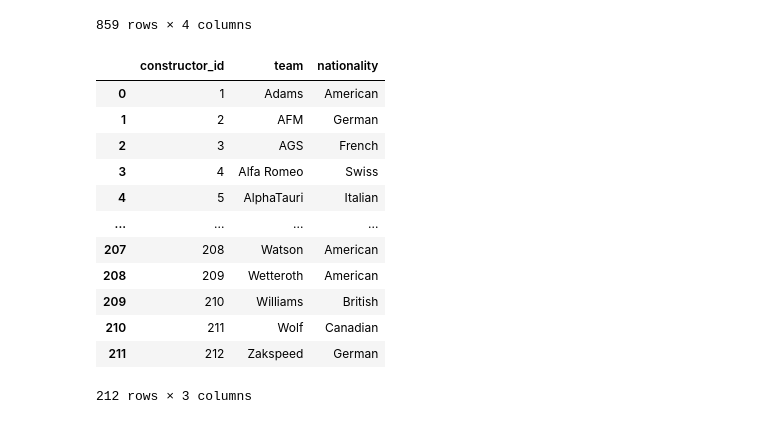
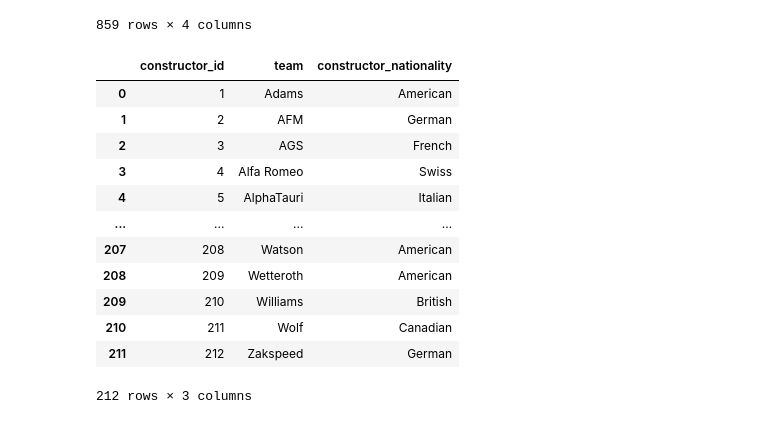
Before and after one commit to lhanna77/Formula1-Project, a Jupyter notebook: rpt_1.race_results.ipynb, the cells around one changed output. Cells and saved outputs as stored; diff of their text form; code cells hidden in the pictures.

```diff
--- a/rpt_1.race_results.ipynb
+++ b/rpt_1.race_results.ipynb
@@ -24,12 +24,12 @@ drivers_df
 | 858 | 859 | 999 | Ricardo Zunino | Argentine |
 859 rows × 4 columns
 # %%
-constructors_df = read_csv(f'{configuration.silver_api_folder_path}/constructors.csv')
-constructors_df = constructors_df.rename(columns={"name":"team"})
-constructors_df = constructors_df[["constructor_id","team","nationality"]]
+constructors_df = read_csv(f'{configuration.silver_folder_path}/constructors.csv')
+constructors_df = constructors_df.rename(columns={"name":"team","nationality":"constructor_nationality"})
+constructors_df = constructors_df[["constructor_id","team","constructor_nationality"]]
 constructors_df
 # %% [output]
-|  | constructor_id | team | nationality |
+|  | constructor_id | team | constructor_nationality |
 | 0 | 1 | Adams | American |
 | 1 | 2 | AFM | German |
 | 2 | 3 | AGS | French |
```
Also changed, not shown: parts of 9 cells of this notebook, 14 other files.
